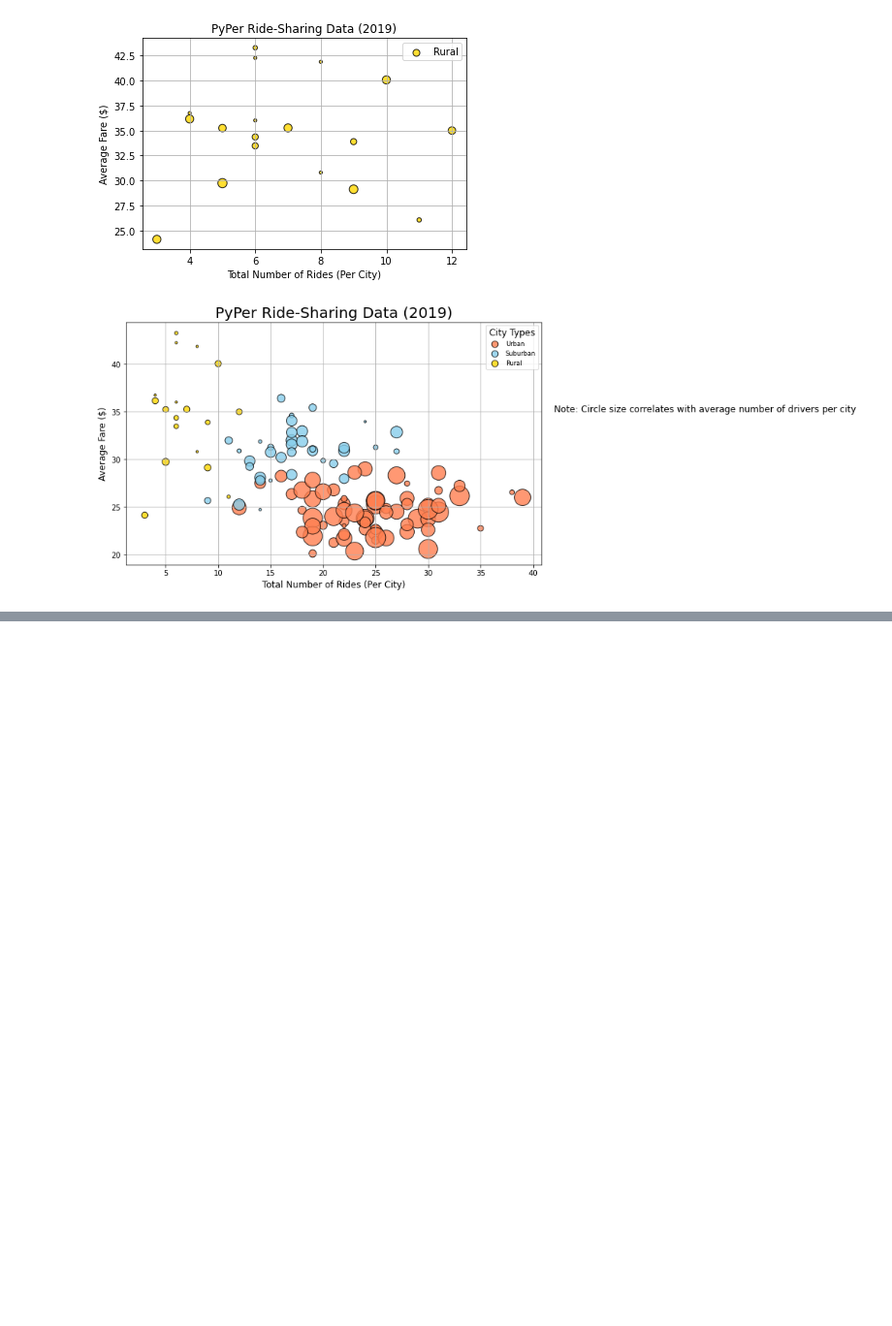
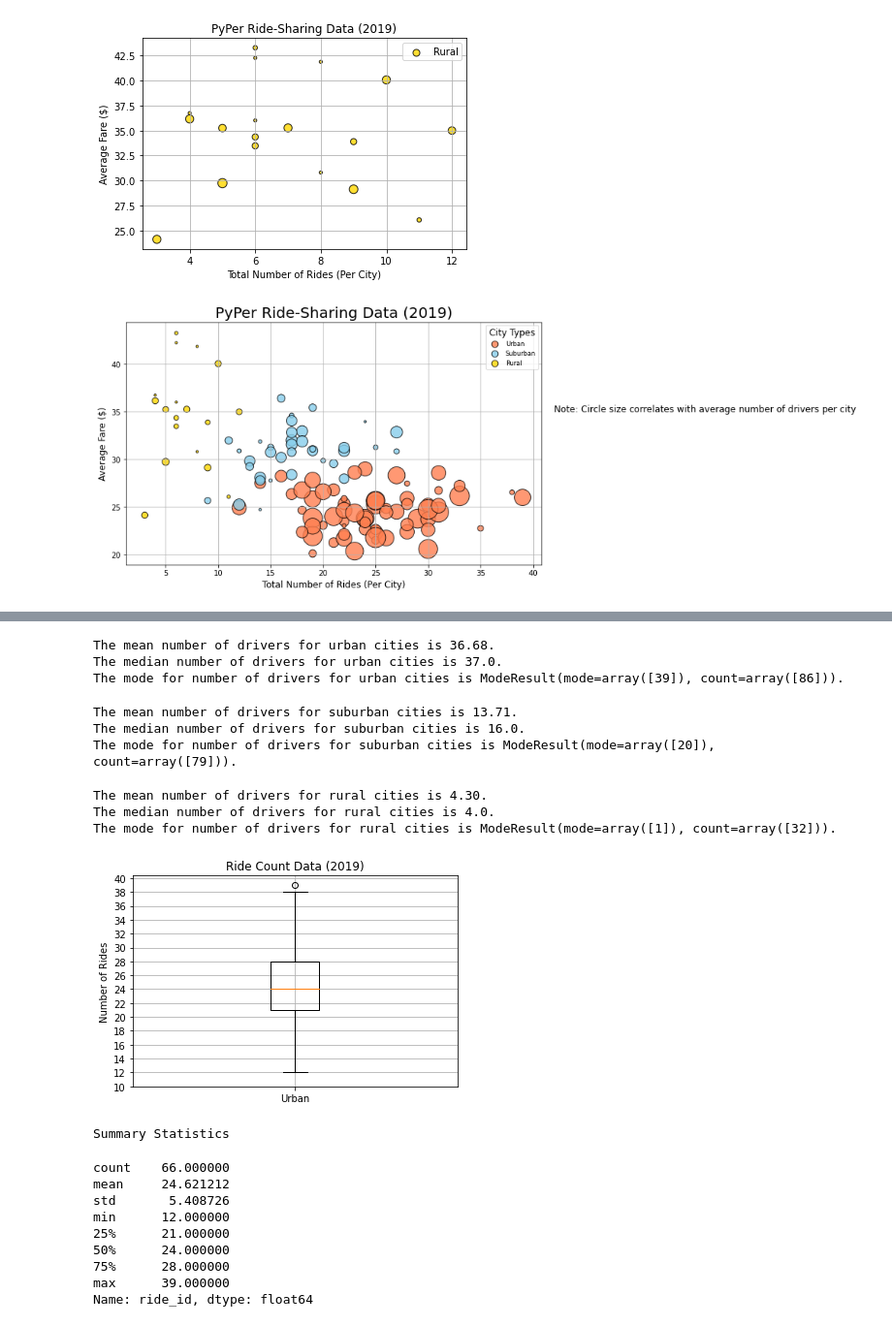
Before and after one commit to jenamis/pyber-analysis, a Jupyter notebook: PyBer.ipynb, the cells around one changed output, grey strips where cells are left out. Shown: that part at 97% size. Cells and saved outputs as stored; diff of their text form; code cells hidden in the pictures; blank space fills up the shorter version.

Commit message:
Added figures and updated script

```diff
--- a/PyBer.ipynb
+++ b/PyBer.ipynb
@@ -378,0 +632,70 @@ plt.show()
+# %%
+# Calculate measures of central tendancy for drivers for urban cities
+mean_urban_drivers = np.mean(urban_drivers)
+print(f"The mean number of drivers for urban cities is {mean_urban_drivers:.2f}.")
+
+median_urban_drivers = np.median(urban_drivers)
+print(f"The median number of drivers for urban cities is {median_urban_drivers}.")
+
+mode_urban_drivers = sts.mode(urban_drivers)
+print(f"The mode for number of drivers for urban cities is {mode_urban_drivers}.")
+# %% [output]
+The mean number of drivers for urban cities is 36.68.
+The median number of drivers for urban cities is 37.0.
+The mode for number of drivers for urban cities is ModeResult(mode=array([39]), count=array([86])).
+# %%
+# Calculate measures of central tendancy for drivers for suburban cities
+mean_suburban_drivers = np.mean(suburban_drivers)
+print(f"The mean number of drivers for suburban cities is {mean_suburban_drivers:.2f}.")
+
+median_suburban_drivers = np.median(suburban_drivers)
+print(f"The median number of drivers for suburban cities is {median_suburban_drivers}.")
+
+mode_suburban_drivers = sts.mode(suburban_drivers)
+print(f"The mode for number of drivers for suburban cities is {mode_suburban_drivers}.")
+# %% [output]
+The mean number of drivers for suburban cities is 13.71.
+The median number of drivers for suburban cities is 16.0.
+The mode for number of drivers for suburban cities is ModeResult(mode=array([20]), count=array([79])).
+# %%
+# Calculate measures of central tendancy for drivers for rural cities
+mean_rural_drivers = np.mean(rural_drivers)
+print(f"The mean number of drivers for rural cities is {mean_rural_drivers:.2f}.")
+
+median_rural_drivers = np.median(rural_drivers)
+print(f"The median number of drivers for rural cities is {median_rural_drivers}.")
+
+mode_rural_drivers = sts.mode(rural_drivers)
+print(f"The mode for number of drivers for rural cities is {mode_rural_drivers}.")
+# %% [output]
+The mean number of drivers for rural cities is 4.30.
+The median number of drivers for rural cities is 4.0.
+The mode for number of drivers for rural cities is ModeResult(mode=array([1]), count=array([32])).
+# %%
+# Create box and whisker plot for urban cities ride count
+x_labels = ["Urban"]
+fig, ax = plt.subplots()
+ax.boxplot(urban_ride_count, labels = x_labels)
+
+# Add title, y-axis label, tick marks, and grid
+ax.set_title("Ride Count Data (2019)")
+ax.set_ylabel("Number of Rides")
+ax.set_yticks(np.arange(10, 41, step = 2.0))
+ax.grid()
+
+# Display plot and summary statistics
+plt.show()
+print("Summary Statistics")
+urban_ride_count.describe()
+# %% [output]
+[figure, added]
+Summary Statistics
+count    66.000000
+mean     24.621212
+std       5.408726
+min      12.000000
+25%      21.000000
+50%      24.000000
+75%      28.000000
+max      39.000000
+Name: ride_id, dtype: float64
```
Also changed, not shown: parts of 34 cells of this notebook, 3 other files.
